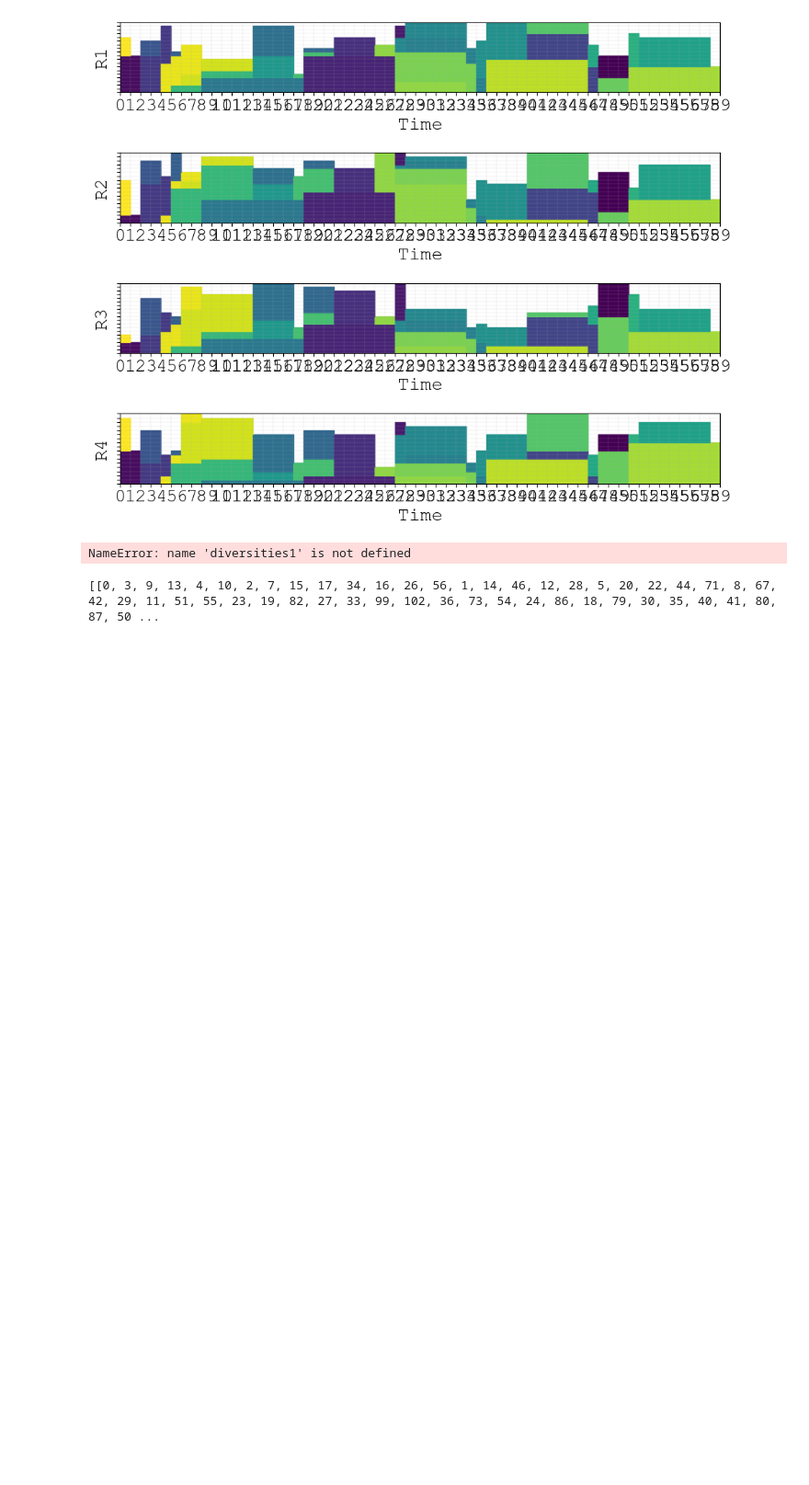
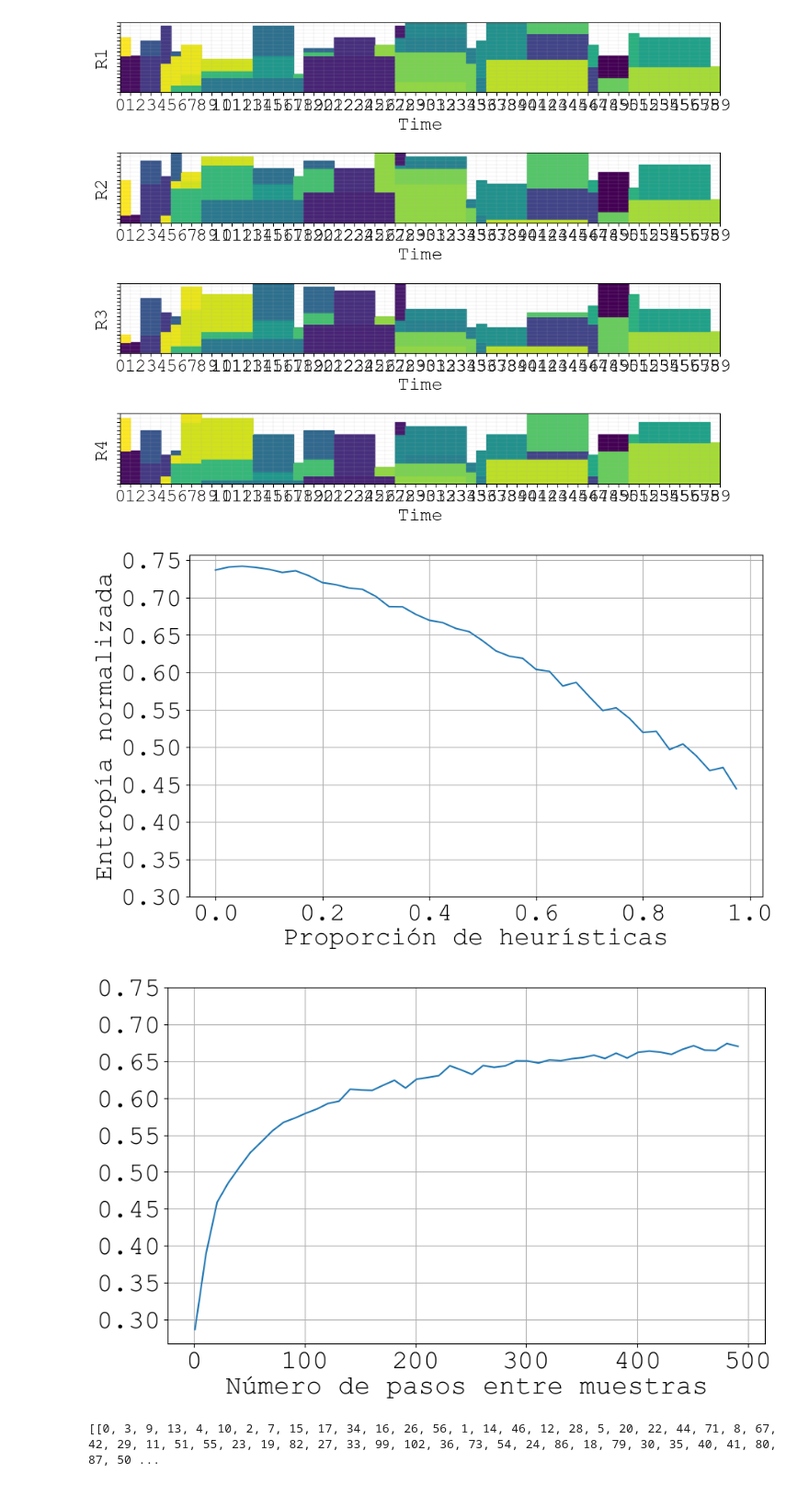
Before and after one commit to Pablof27/GS-ABC, a Jupyter notebook: Concept_tests.ipynb, the cells around one changed output. Shown at 92% size. Drawn from its saved outputs; the diff is of its cells as text; code cells hidden in the pictures; blank space fills up the shorter version.

```diff
--- a/Concept_tests.ipynb
+++ b/Concept_tests.ipynb
@@ -33,7 +33,7 @@ Loading problems and best known solutions...
 ### Instantiate ABC optimizer
 # %%
 n = 121
-problem = problems_data["j30"][n]
+problem = problems_data["j120"][n]
 abc = ArtificialBeeColony(psmodel=problem)
 init_params = InitParams(heuristics_rate=1, sampling_rate=0)
 params = Parameters(N=4, limit=125, max_evaluations=50000, init_params=init_params)
@@ -151,37 +151,39 @@ for sampling in sampling_rates:
 # %%
 import matplotlib.pyplot as plt
 
-FONT_SIZE = 15
+FONT_SIZE = 25
 
 plt.rcParams.update({
     'font.family': 'Courier New',
     'font.size': FONT_SIZE,
     'axes.titlesize': FONT_SIZE,
     'axes.labelsize': FONT_SIZE,
     'xtick.labelsize': FONT_SIZE,
     'ytick.labelsize': FONT_SIZE,
     'figure.titlesize': FONT_SIZE
 })
 
 data = diversities1
 plt.figure(figsize=(10, 6))
 plt.plot(heuristic_rates, data)
 plt.xlabel('Proporción de heurísticas')
 plt.ylabel('Entropía normalizada')
 plt.grid(True)
+plt.yticks(np.arange(0.3, 0.76, 0.05))
 plt.savefig("../Assets/ph.pdf")
 plt.show()
 
 data = diversities2
 plt.figure(figsize=(10, 6))
 plt.plot(sampling_rates, data)
 plt.xlabel('Número de pasos entre muestras')
-plt.ylabel('Entropía normalizada')
+plt.yticks(np.arange(0.3, 0.76, 0.05))
 plt.grid(True)
 plt.savefig("../Assets/nt.pdf")
 plt.show()
 # %% [output]
-NameError: name 'diversities1' is not defined
+[figure, added]
+[figure, added]
 # %%
 population = abc.init_population(N=16, init_params=InitParams(heuristics_rate=1, sampling_rate=0))
 permutations = [[job.id for job in p.jobs] for p in population]
```
Also changed, not shown: 3 other files.
